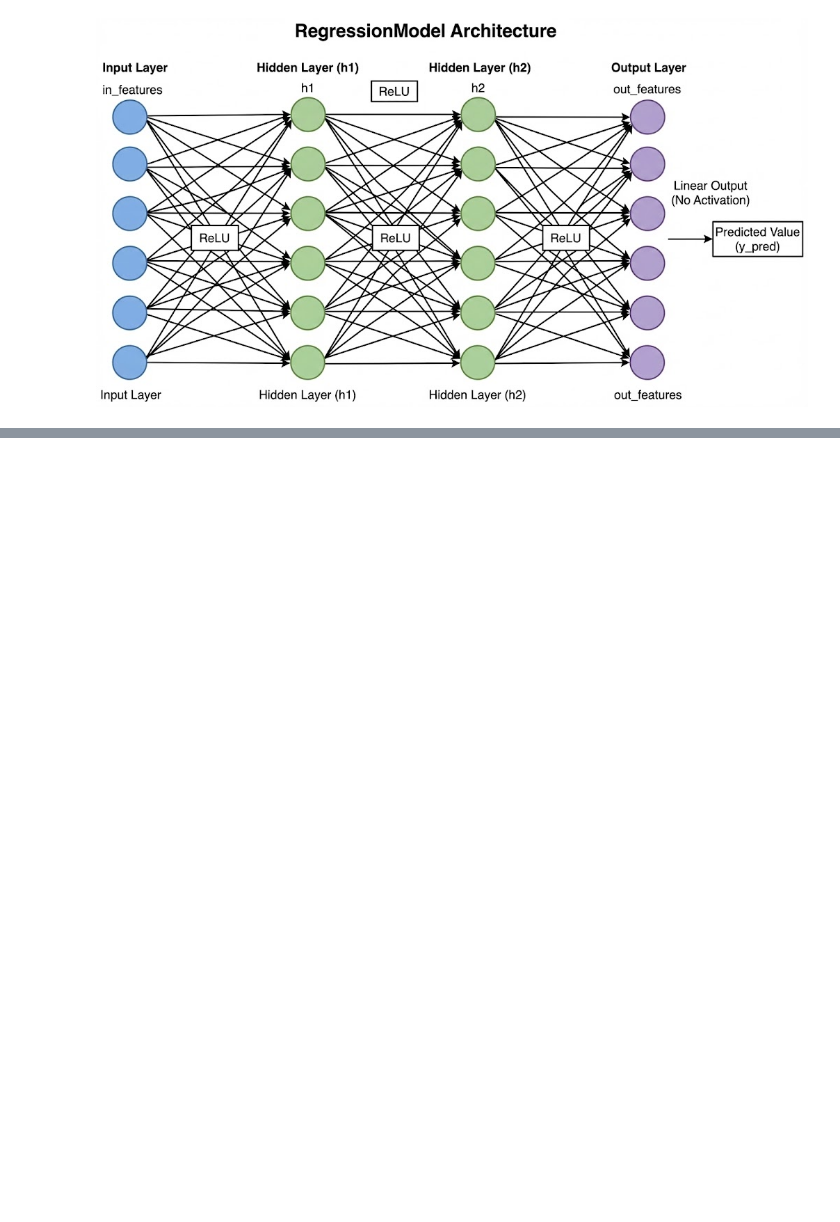
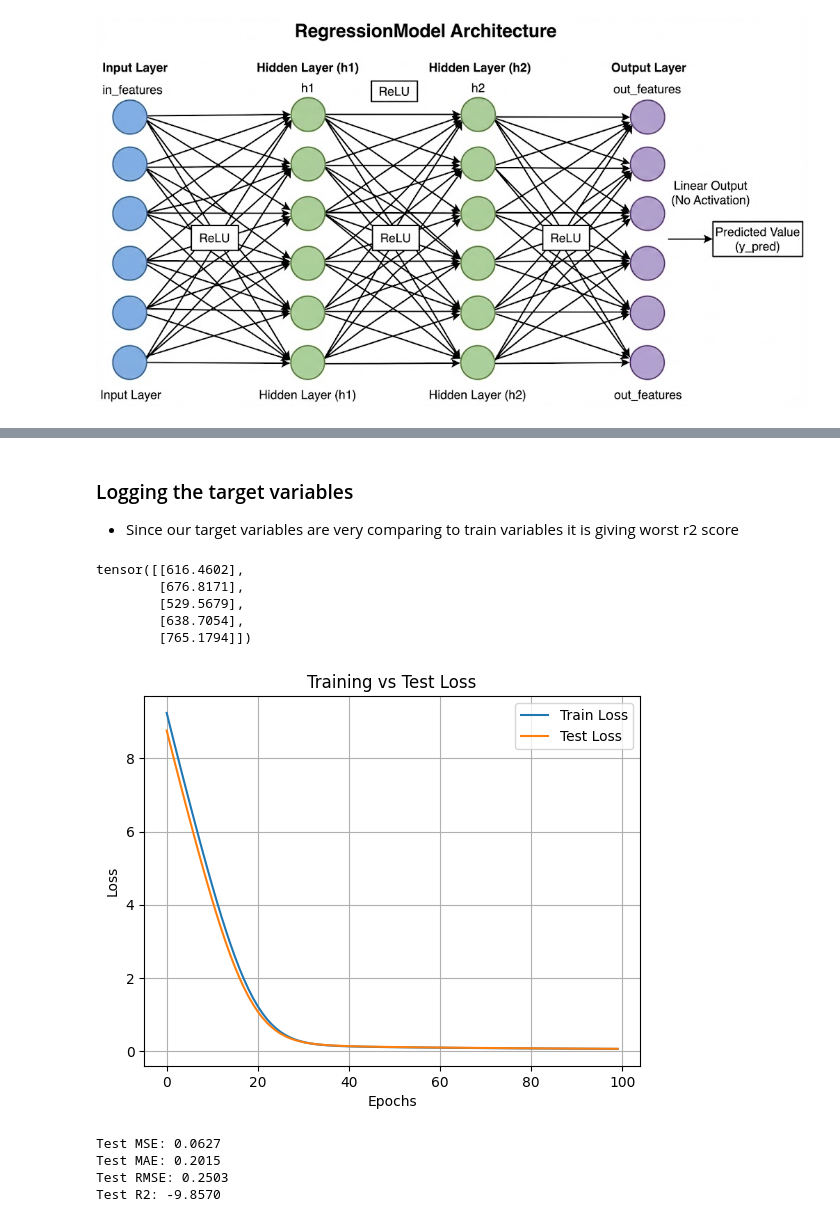
Before and after one commit to bvkiran8058/Deep-learning-with-pytorch, a Jupyter notebook: 1.Building Neural networks with pytorch/Nonsequential Models.ipynb, the cells around one changed output, grey strips where cells are left out. Saved outputs shown, nothing was run; the diff lists cells and outputs as text; code cells hidden in the pictures; blank space fills up the shorter version.

```diff
--- a/1.Building Neural networks with pytorch/Nonsequential Models.ipynb
+++ b/1.Building Neural networks with pytorch/Nonsequential Models.ipynb
@@ -150,0 +192,31 @@ plt.show()
+# %% [markdown]
+### Logging the target variables
+* Since our target variables are very comparing to train variables it is giving worst r2 score
+# %%
+train_credit_labels_log10 = torch.log10(train_credit_labels)
+test_credit_labels_log10 = torch.log10(test_credit_labels)
+# %%
+train_credit_labels[:5]
+# %% [output]
+tensor([[616.4602],
+        [676.8171],
+        [529.5679],
+        [638.7054],
+        [765.1794]])
+# %%
+regress_model_log10 = RegressionModel(in_features=train_features.shape[-1], h1=12, h2=6, out_features=1)
+optimizer = optim.SGD(params=regress_model_log10.parameters(), lr = 0.01)
+criterion = nn.MSELoss()
+# %%
+log_train_loss, log_test_loss = model_training(regress_model_log10, train_features, train_credit_labels_log10, test_features, test_credit_labels_log10, optimizer, criterion, n_epochs=100)
+# %%
+plot_loss(log_train_loss, log_test_loss)
+# %% [output]
+[figure, added]
+# %%
+evaluate_regress_model(regress_model_log10, test_features, test_credit_labels_log10)
+# %% [output]
+Test MSE: 0.0627
+Test MAE: 0.2015
+Test RMSE: 0.2503
+Test R2: -9.8570
```
Also changed, not shown: parts of 52 cells of this notebook.
